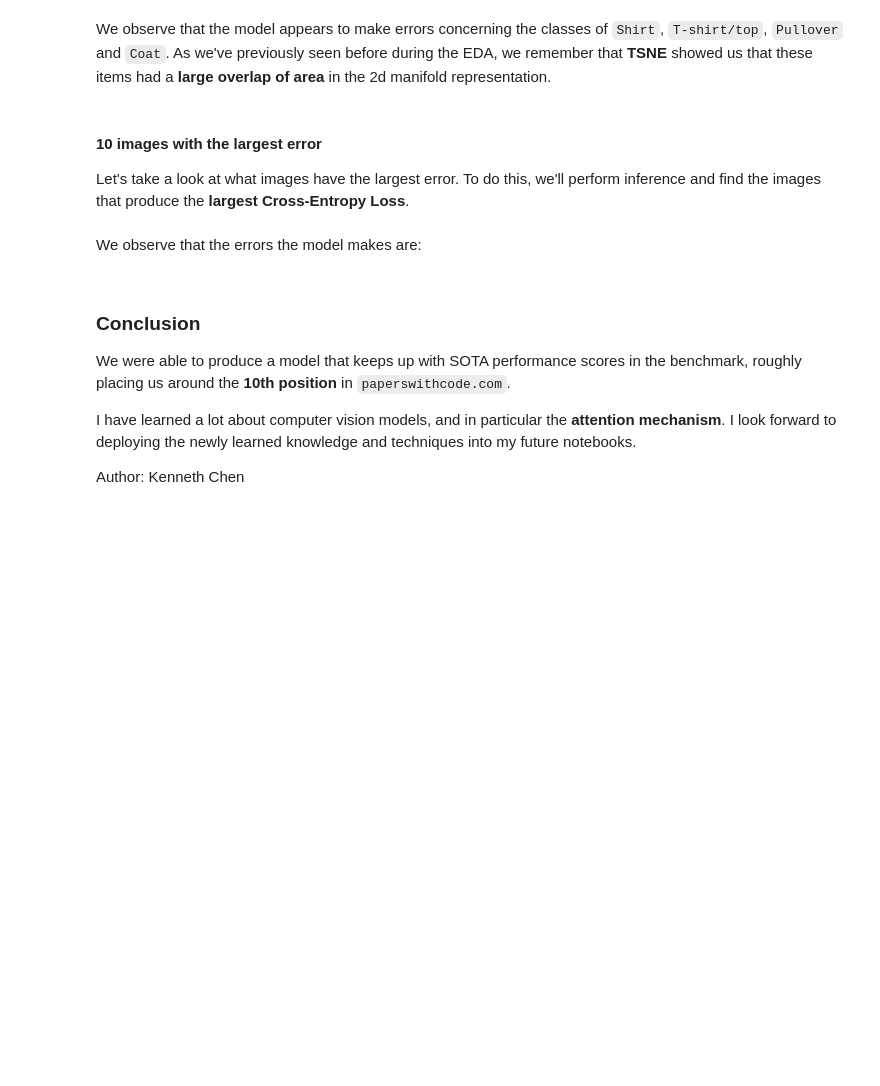
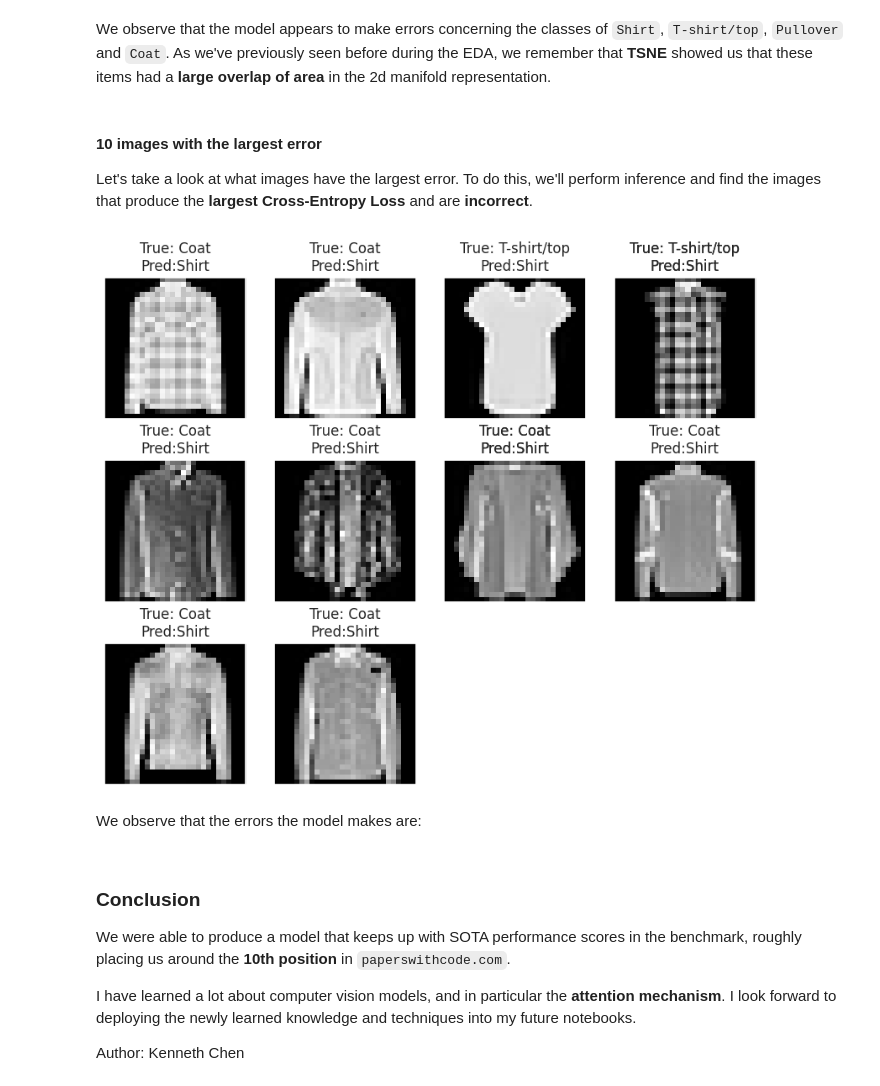
Before and after one commit to kenJPG/Fashion-MNIST, a Jupyter notebook: fashion_mnist.ipynb, the cells around one changed output. Saved outputs shown, nothing was run; the diff lists cells and outputs as text; code cells hidden in the pictures; blank space fills up the shorter version.

```diff
--- a/fashion_mnist.ipynb
+++ b/fashion_mnist.ipynb
@@ -1961,9 +2219,9 @@ Due to insufficient memory space, we had to delete our models during the searchi
 ### Performance on Test Dataset
 # %%
 final_model = trainer.train_model(
-	'ModifiedCoAtNet0 + Aug_CutMix + FineTuned Final', CoAtNet, # model
+	'VGG13 + Aug_CutMix + FineTuned Final', VGG13, # model
 	optim.AdamW, {'lr': 1e-3 * (GPU_COUNT) ** 0.5}, # optimizer
-	train_data, # data
+	train_augmented_erase, # data
 	early_stopping = CustomEarlyStopping(patience = 15),
 	verbose = True,
 	scheduler_pass = optim.lr_scheduler.CosineAnnealingLR,
@@ -1990,18 +2266,18 @@ test_loader = DataLoader(test_data, batch_size=128, shuffle=True)
 test_acc_count = 0
 total_sample = 0
 
+input_list = []
 output = []
 label = []
 
-sm = nn.Softmax(dim=1)
 for i, data in enumerate(test_loader):
 	inputs, labels = data
 	inputs = inputs.to(device)
 	labels = labels.to(device)
 
 	outputs = final_model(inputs)
-	outputs = sm(outputs)
 
+	input_list.append(inputs.detach().cpu().numpy())
 	label.append(labels.detach().cpu().numpy())
 	output.append(outputs.detach().cpu().numpy())
 	test_acc_count += accurate_count(outputs, labels)
@@ -2014,3 +2292,4 @@ print("Final Model | Test Accuracy:", test_acc)
 # %%
+input_list = np.concatenate(input_list, axis=0)
 output = np.concatenate(output, axis=0)
 label = np.concatenate(label, axis=0)
@@ -2029,21 +2324,23 @@ pd.DataFrame(arr, columns = ['Item', 'Accuracy']).sort_values(by='Accuracy')
 We observe that the model appears to make errors concerning the classes of <code>Shirt</code>, <code>T-shirt/top</code>, <code>Pullover</code> and <code>Coat</code>. As we've previously seen before during the EDA, we remember that <strong>TSNE</strong> showed us that these items had a <strong>large overlap of area</strong> in the 2d manifold representation.
 # %% [markdown]
 #### 10 images with the largest error
-Let's take a look at what images have the largest error. To do this, we'll perform inference and find the images that produce the <strong>largest Cross-Entropy Loss</strong>.
+Let's take a look at what images have the largest error. To do this, we'll perform inference and find the images that produce the <strong>largest Cross-Entropy Loss</strong> and are <strong>incorrect</strong>.
 # %%
 loss_func = nn.CrossEntropyLoss()
 
-a = np.array(list(map(lambda x: loss_func(torch.tensor(x[0]), torch.tensor(x[1])).detach().cpu().numpy(), list(zip(output, label)))))
+a = np.array(list(map(lambda x: loss_func(torch.tensor(x[0]), torch.tensor(x[1])).detach().cpu().numpy() if np.argmax(x[0]) != np.argmax(x[1]) else 0, list(zip(output, label)))))
 idx = np.argpartition(a, -10)[-10:]
 # %%
-true_labels = list(map(lambda x: classes[x], test['label'].iloc[idx].values.tolist()))
-pred_labels = list(map(lambda x: classes[np.argmax(x)], label[idx]))
+true_labels = list(map(lambda x: classes[np.argmax(x)], label[idx].tolist()))
+pred_labels = list(map(lambda x: classes[np.argmax(x)], output[idx].tolist()))
 
 imshow(
-	test_data.x[idx][:,0].detach().cpu().numpy(),
+	input_list[idx][:,0],
 	[f'True: {true}\nPred:{pred}' for true, pred in zip(true_labels, pred_labels)]
 	, figsize=(10, 8)
 )
+# %% [output]
+[figure, added]
 # %% [markdown]
 We observe that the errors the model makes are:
 <ul>
```
Also changed, not shown: parts of 47 cells of this notebook, 17 other files.
